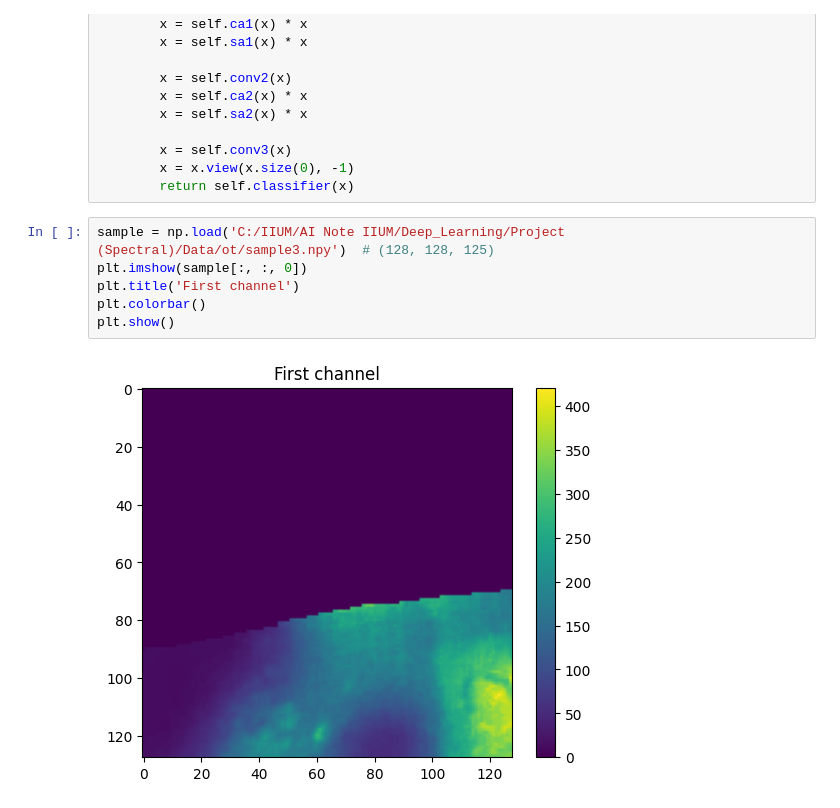
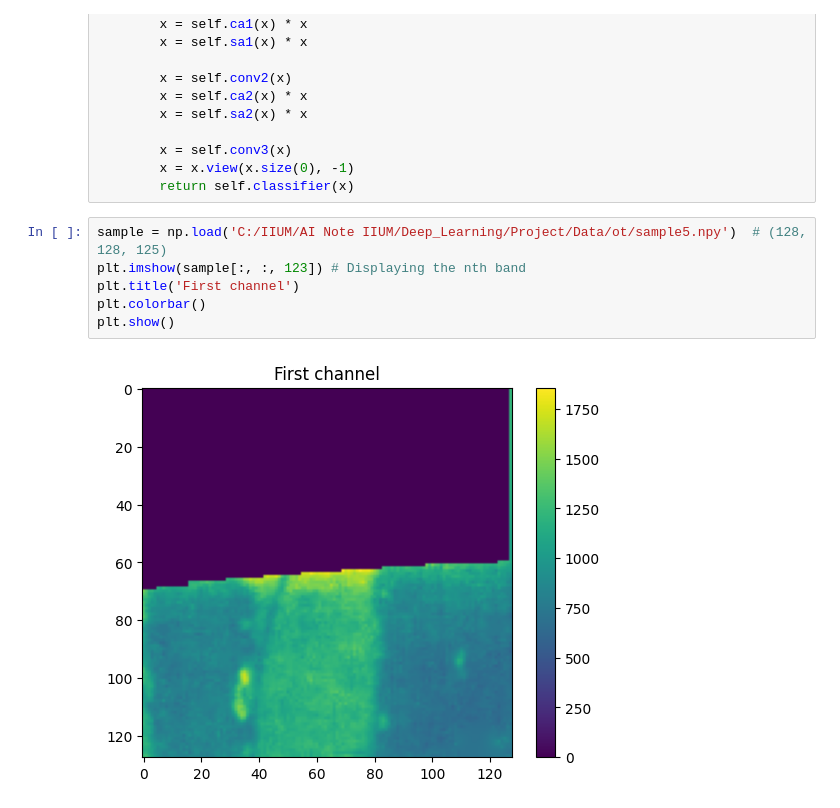
Before and after one commit to KimieCrafter/AI-Note-IIUM, a Jupyter notebook: Deep_Learning/Project/Main.ipynb, the cells around one changed output. Saved outputs shown, nothing was run; the diff lists cells and outputs as text.

```diff
--- a/Deep_Learning/Project/Main.ipynb
+++ b/Deep_Learning/Project/Main.ipynb
@@ -169,10 +169,10 @@ class HyperspectralCNN(nn.Module):
         x = x.view(x.size(0), -1)
         return self.classifier(x)
 # %%
-sample = np.load('C:/IIUM/AI Note IIUM/Deep_Learning/Project (Spectral)/Data/ot/sample3.npy')  # (128, 128, 125)
-plt.imshow(sample[:, :, 0])
+sample = np.load('C:/IIUM/AI Note IIUM/Deep_Learning/Project/Data/ot/sample5.npy')  # (128, 128, 125)
+plt.imshow(sample[:, :, 123]) # Displaying the nth band
 plt.title('First channel')
 plt.colorbar()
 plt.show()
 # %% [output]
-[figure, old version]
+[figure, new version]
```
Also changed, not shown: parts of 1 cell of this notebook, 2 other files.
